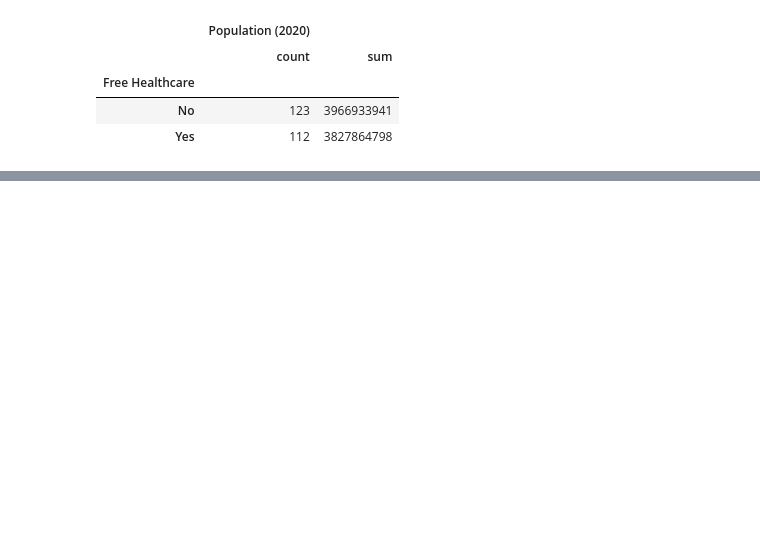
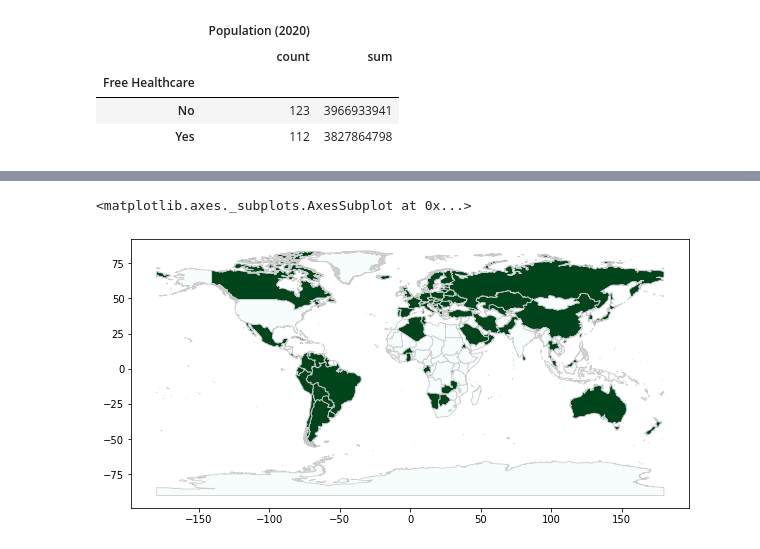
Before and after one commit to cesarvila/population, a Jupyter notebook: popu.ipynb, the cells around one changed output, grey strips where cells are left out. Cells and saved outputs as stored; diff of their text form; code cells hidden in the pictures; blank space fills up the shorter version.

```diff
--- a/popu.ipynb
+++ b/popu.ipynb
@@ -478,0 +335,3 @@ df = gpd.read_file(fp)
+# %%
+df_raw['Country'] = df_raw['Country (or dependency)']
+df_raw.replace({'Country': dic_reverse},  inplace = True)
@@ -478,0 +574,2 @@ df = gpd.read_file(fp)
+# %%
+df_raw.replace({'Country': arr_dict},  inplace = True)
@@ -478,0 +585,7 @@ df = gpd.read_file(fp)
+# %%
+dfh = pd.DataFrame()
+dfh['Country'] = df_raw['Country']
+dfh['free healthcare'] = df_raw['free healthcare']
+dfh['TotalCases'] = df_raw['TotalCases']
+dfh['TotalCases'].fillna(0, inplace=True)
+dfh.isnull().mean()
@@ -478,0 +597,2 @@ df = gpd.read_file(fp)
+# %%
+merged = map_df.set_index('COUNTRY').join(dfh.set_index('Country'))
@@ -478,0 +608,8 @@ df = gpd.read_file(fp)
+# %%
+variable = 'free healthcare'# set the range for the choropleth
+vmin, vmax = 120, 220# create figure and axes for Matplotlib
+fig, ax = plt.subplots(1, figsize=(10, 6))
+merged.plot(column=variable, cmap='BuGn', linewidth=0.8, ax=ax, edgecolor='0.8')
+# %% [output]
+<matplotlib.axes._subplots.AxesSubplot at 0x...>
+[figure, added]
```
Also changed, not shown: parts of 44 cells of this notebook, 2 other files.
